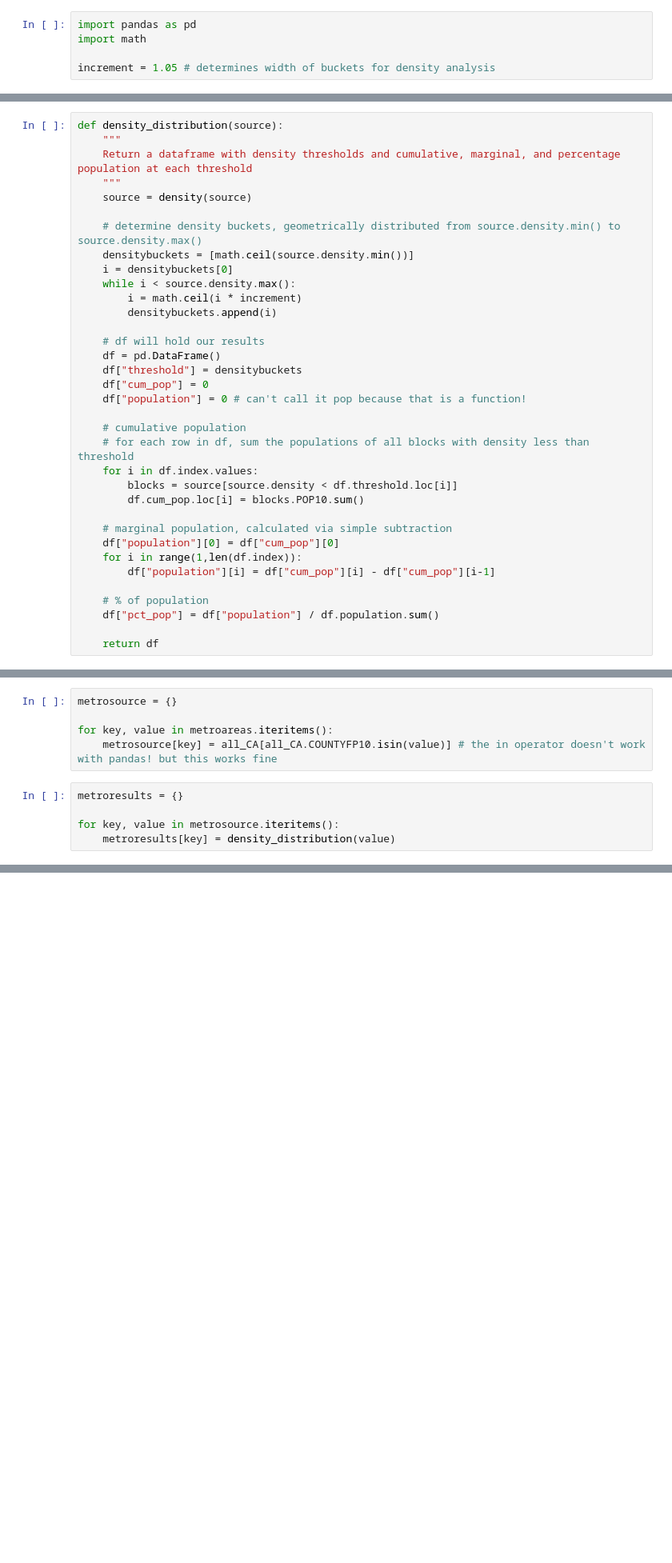
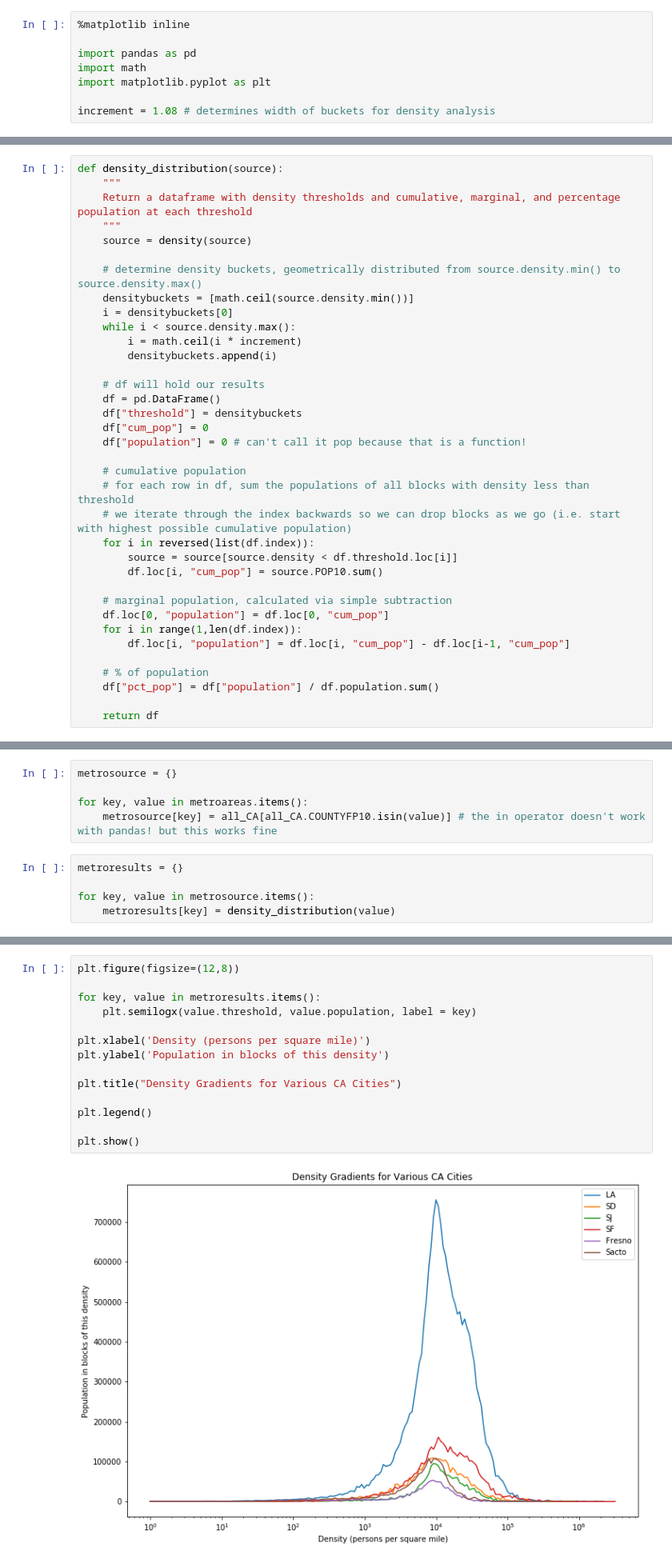
Before and after one commit to drewlevitt/density-gradient, a Jupyter notebook: Density Gradients.ipynb, the cells around one changed output, grey strips where cells are left out. Shown at 80% size. Saved outputs shown, nothing was run; the diff lists cells and outputs as text; blank space fills up the shorter version.

Commit message:
Update to py3, plot inline

```diff
--- a/Density Gradients.ipynb
+++ b/Density Gradients.ipynb
@@ -1,8 +1,11 @@
 # %%
+%matplotlib inline
+
 import pandas as pd
 import math
+import matplotlib.pyplot as plt
 
-increment = 1.05 # determines width of buckets for density analysis
+increment = 1.08 # determines width of buckets for density analysis
 # %%
 def density(source):
     """
@@ -40,14 +43,15 @@ def density_distribution(source):
 
     # cumulative population
     # for each row in df, sum the populations of all blocks with density less than threshold
-    for i in df.index.values:
-        blocks = source[source.density < df.threshold.loc[i]]
-        df.cum_pop.loc[i] = blocks.POP10.sum()
+    # we iterate through the index backwards so we can drop blocks as we go (i.e. start with highest possible cumulative population)
+    for i in reversed(list(df.index)):
+        source = source[source.density < df.threshold.loc[i]]
+        df.loc[i, "cum_pop"] = source.POP10.sum()
 
     # marginal population, calculated via simple subtraction
-    df["population"][0] = df["cum_pop"][0]
+    df.loc[0, "population"] = df.loc[0, "cum_pop"]
     for i in range(1,len(df.index)):
-        df["population"][i] = df["cum_pop"][i] - df["cum_pop"][i-1]
+        df.loc[i, "population"] = df.loc[i, "cum_pop"] - df.loc[i-1, "cum_pop"]
 
     # % of population
     df["pct_pop"] = df["population"] / df.population.sum()
@@ -67,10 +71,10 @@ metroareas["Sacto"] = [67, 61, 113, 17] # Sacramento-Arden Arcade-Roseville, CA
 # %%
 metrosource = {}
 
-for key, value in metroareas.iteritems():
+for key, value in metroareas.items():
     metrosource[key] = all_CA[all_CA.COUNTYFP10.isin(value)] # the in operator doesn't work with pandas! but this works fine
 # %%
 metroresults = {}
 
-for key, value in metrosource.iteritems():
+for key, value in metrosource.items():
     metroresults[key] = density_distribution(value)
@@ -110,3 +81,19 @@ plot_url = py.plot(fig, filename='SF, SD, Fresno')
+# %%
+plt.figure(figsize=(12,8))
+
+for key, value in metroresults.items():
+    plt.semilogx(value.threshold, value.population, label = key)
+
+plt.xlabel('Density (persons per square mile)')
+plt.ylabel('Population in blocks of this density')
+
+plt.title("Density Gradients for Various CA Cities")
+
+plt.legend()
+
+plt.show()
+# %% [output]
+[figure, added]
 # %%
 from math import radians, cos, sin, asin, sqrt
 
```
Also changed, not shown: parts of 3 cells of this notebook.
